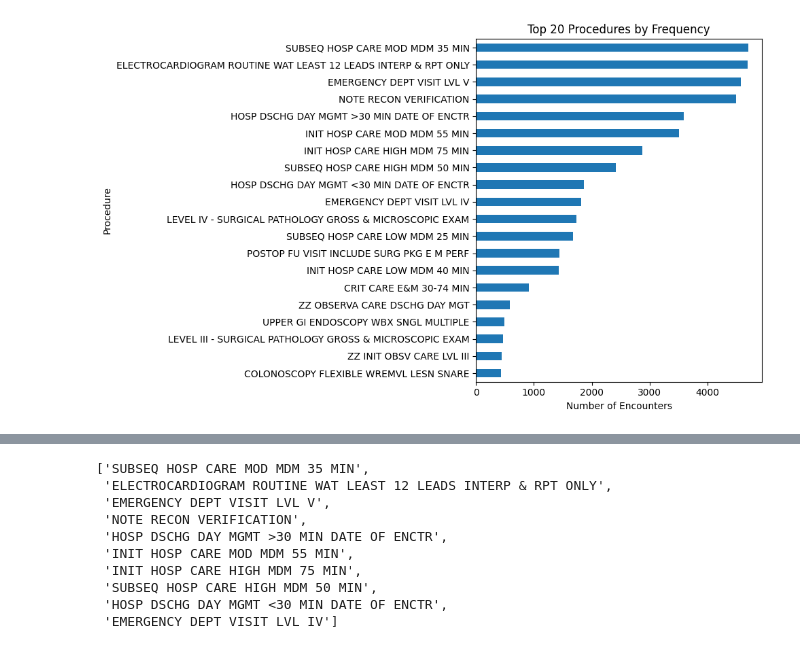
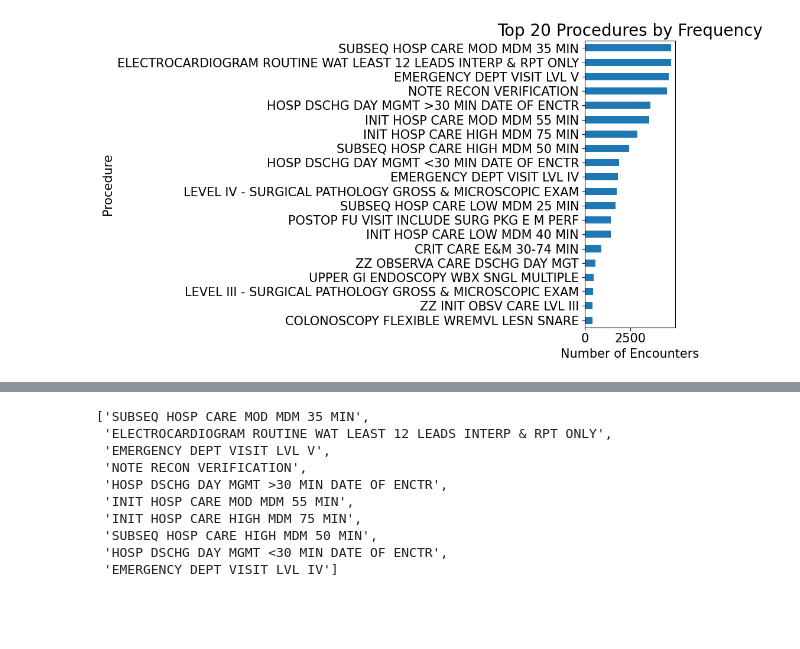
Before and after one commit to Grai-matter-org/progress, a Jupyter notebook: NEW/procedures.ipynb, the cells around one changed output, grey strips where cells are left out. Saved outputs shown, nothing was run; the diff lists cells and outputs as text; code cells hidden in the pictures; blank space fills up the shorter version.

Commit message:
cleaned up notebooks and figures, and generated slides

```diff
--- a/NEW/procedures.ipynb
+++ b/NEW/procedures.ipynb
@@ -4,12 +4,19 @@ import textwrap
 import numpy as np
 import pandas as pd
 import matplotlib.pyplot as plt
-from sklearn.metrics import (average_precision_score, auc, precision_recall_curve,
+from sklearn.metrics import (average_precision_score, auc, precision_recall_curve, r2_score,
                              roc_auc_score, roc_curve)
 from sklearn.model_selection import GroupKFold
 from sklearn.preprocessing import MultiLabelBinarizer
 
 from utils import fit_and_eval_cls, to_long_with_offsets, build_day_level_df
+
+plt.rcParams.update({
+    "axes.titlesize": 20,
+    "axes.labelsize": 15,
+    "xtick.labelsize": 15,
+    "ytick.labelsize": 15,
+})
 # %%
 df = pd.read_csv("../data/patient_features_with_encounter_cluster.csv")
 
@@ -70,24 +62,24 @@ all_df = pd.concat([df, codes_df[mlb_columns]], axis=1)
 # %%
 # series from earlier cell
 procedure_counts = (df['proc_descs_seq_str'].fillna('')
       .astype(str)
       .str.split('|')
       .apply(lambda lst: {s.strip() for s in lst if s and s.strip().lower() != 'nan'})
       .explode()
       .loc[lambda x: x.ne('')]
       .value_counts())
 
 # bar plot of the most common procedures
 procedure_counts.head(20).sort_values().plot(
     kind='barh', figsize=(10,6), color='C0'
 )
-plt.title('Top 20 Procedures by Frequency')
-plt.xlabel('Number of Encounters')
-plt.ylabel('Procedure')
+plt.title('Top 20 Procedures by Frequency', size=20)
+plt.xlabel('Number of Encounters', size=15)
+plt.ylabel('Procedure', size=15)
 plt.tight_layout()
 plt.show()
 # %% [output]
-[figure, old version]
+[figure, new version]
 # %%
 groups = all_df['patient_id'].astype(str)
 gkf = GroupKFold(n_splits=5)
```
Also changed, not shown: parts of 22 cells of this notebook, 31 other files.
